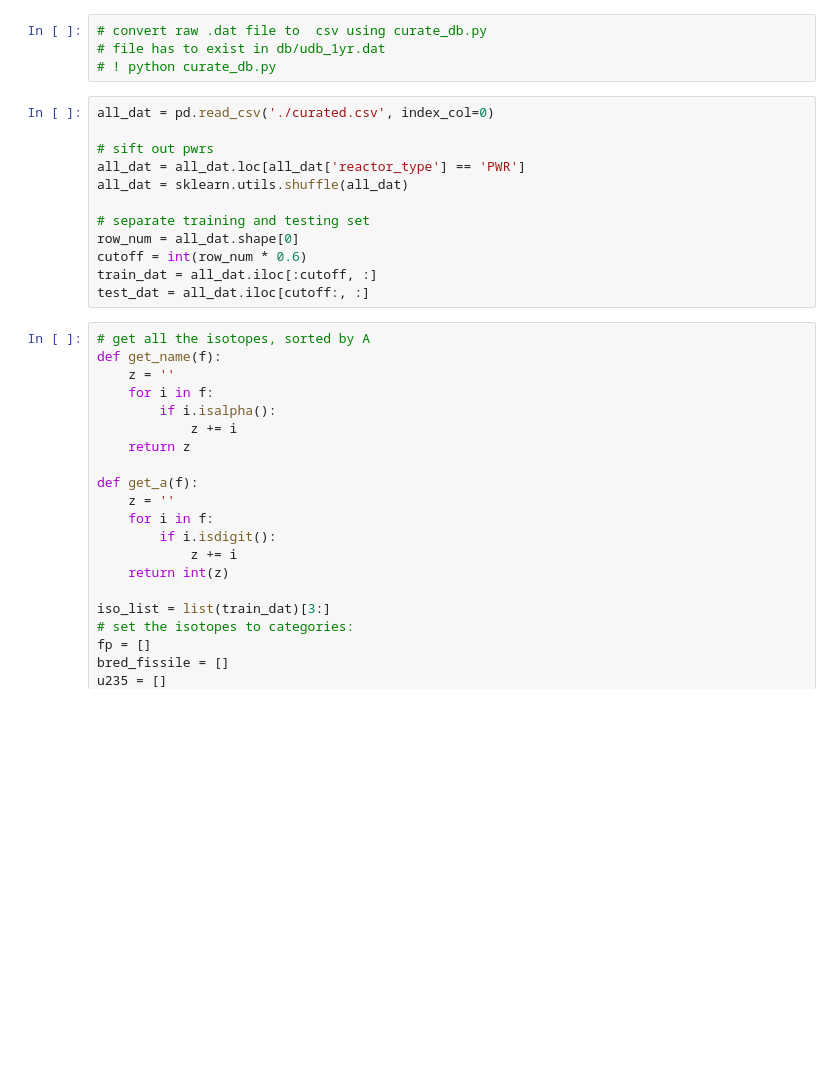
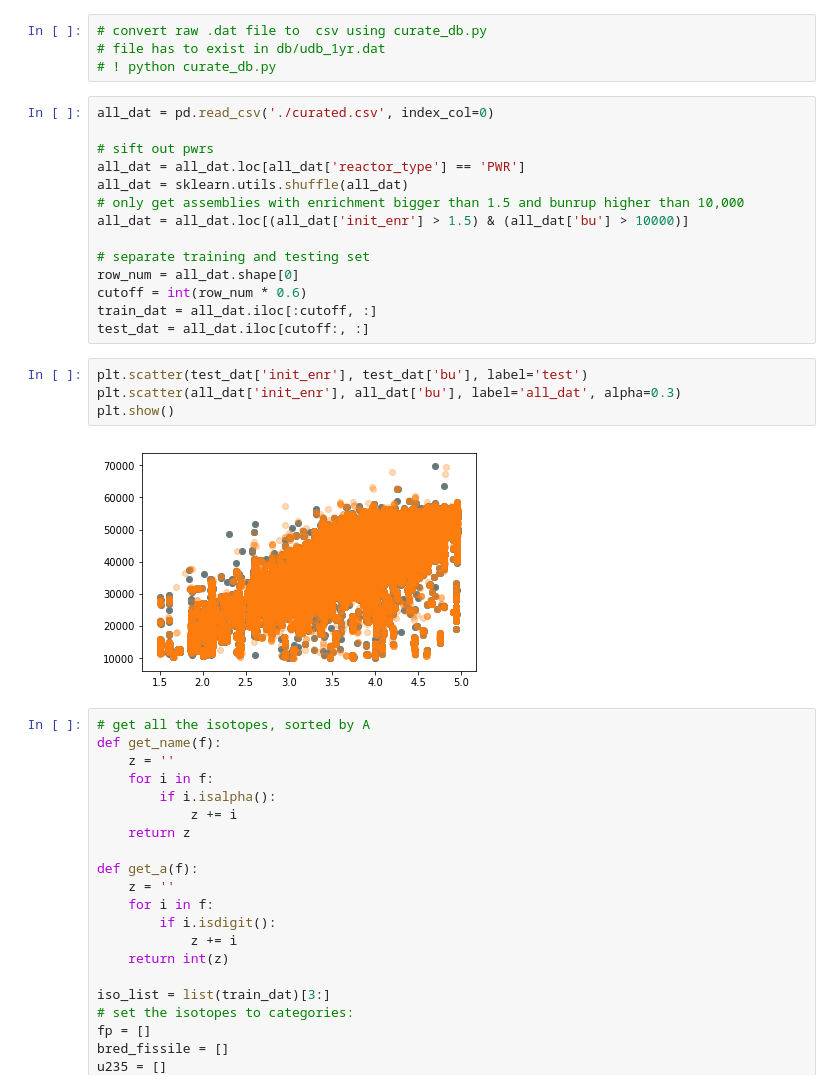
Before and after one commit to jbae11/depletion_rom, a Jupyter notebook: ml.ipynb, the cells around one changed output. Drawn from its saved outputs; the diff is of its cells as text; blank space fills up the shorter version.

```diff
--- a/ml.ipynb
+++ b/ml.ipynb
@@ -14,12 +14,20 @@ all_dat = pd.read_csv('./curated.csv', index_col=0)
 # sift out pwrs
 all_dat = all_dat.loc[all_dat['reactor_type'] == 'PWR']
 all_dat = sklearn.utils.shuffle(all_dat)
+# only get assemblies with enrichment bigger than 1.5 and bunrup higher than 10,000
+all_dat = all_dat.loc[(all_dat['init_enr'] > 1.5) & (all_dat['bu'] > 10000)]
 
 # separate training and testing set
 row_num = all_dat.shape[0]
 cutoff = int(row_num * 0.6)
 train_dat = all_dat.iloc[:cutoff, :]
 test_dat = all_dat.iloc[cutoff:, :]
+# %%
+plt.scatter(test_dat['init_enr'], test_dat['bu'], label='test')
+plt.scatter(all_dat['init_enr'], all_dat['bu'], label='all_dat', alpha=0.3)
+plt.show()
+# %% [output]
+[figure, added]
 # %%
 # get all the isotopes, sorted by A
 def get_name(f):
```
Also changed, not shown: parts of 7 cells of this notebook.
